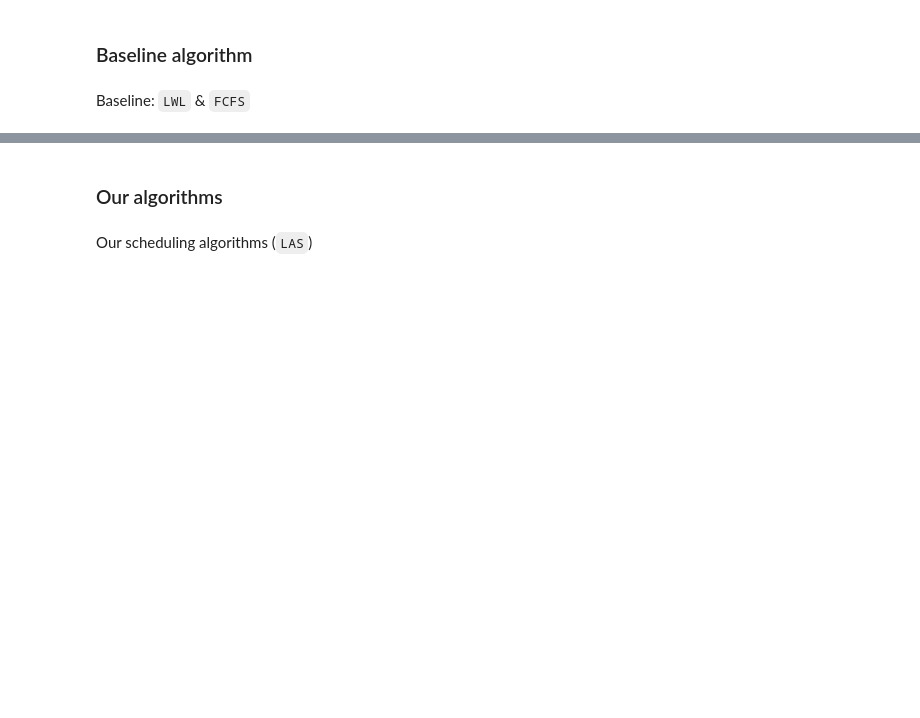
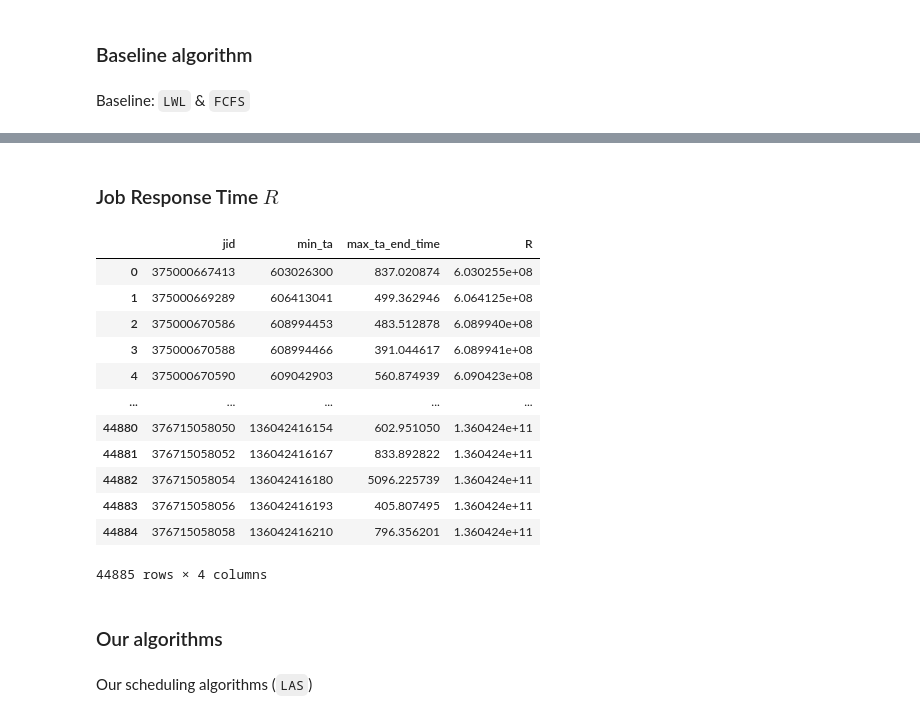
Before and after one commit to Matteo-Candi/Data_Center, a Jupyter notebook: Hw_2/main.ipynb, the cells around one changed output, grey strips where cells are left out. Cells and saved outputs as stored; diff of their text form; code cells hidden in the pictures; blank space fills up the shorter version.

```diff
--- a/Hw_2/main.ipynb
+++ b/Hw_2/main.ipynb
@@ -349,3 +341,26 @@ tasks[184773].M
+# %% [markdown]
+### Job Response Time $R$
+# %%
+
+JRT_df = df_tasks.groupby('jid').agg({'ta': 'min', 'end_time': lambda x: x.max() + x.min()})
+JRT_df = JRT_df.rename(columns={'ta': 'min_ta', 'end_time': 'max_ta_end_time'})
+JRT_df['R'] = JRT_df['min_ta'] - JRT_df['max_ta_end_time']
+JRT_df = JRT_df.reset_index()
+display(JRT_df)
+# %% [output]
+|  | jid | min_ta | max_ta_end_time | R |
+| 0 | 375000667413 | 603026300 | 837.020874 | 6.030255e+08 |
+| 1 | 375000669289 | 606413041 | 499.362946 | 6.064125e+08 |
+| 2 | 375000670586 | 608994453 | 483.512878 | 6.089940e+08 |
+| 3 | 375000670588 | 608994466 | 391.044617 | 6.089941e+08 |
+| 4 | 375000670590 | 609042903 | 560.874939 | 6.090423e+08 |
+| ... | ... | ... | ... | ... |
+| 44880 | 376715058050 | 136042416154 | 602.951050 | 1.360424e+11 |
+| 44881 | 376715058052 | 136042416167 | 833.892822 | 1.360424e+11 |
+| 44882 | 376715058054 | 136042416180 | 5096.225739 | 1.360424e+11 |
+| 44883 | 376715058056 | 136042416193 | 405.807495 | 1.360424e+11 |
+| 44884 | 376715058058 | 136042416210 | 796.356201 | 1.360424e+11 |
+44885 rows × 4 columns
 # %% [markdown]
 ### Our algorithms
 # %%
```
Also changed, not shown: parts of 11 cells of this notebook.
